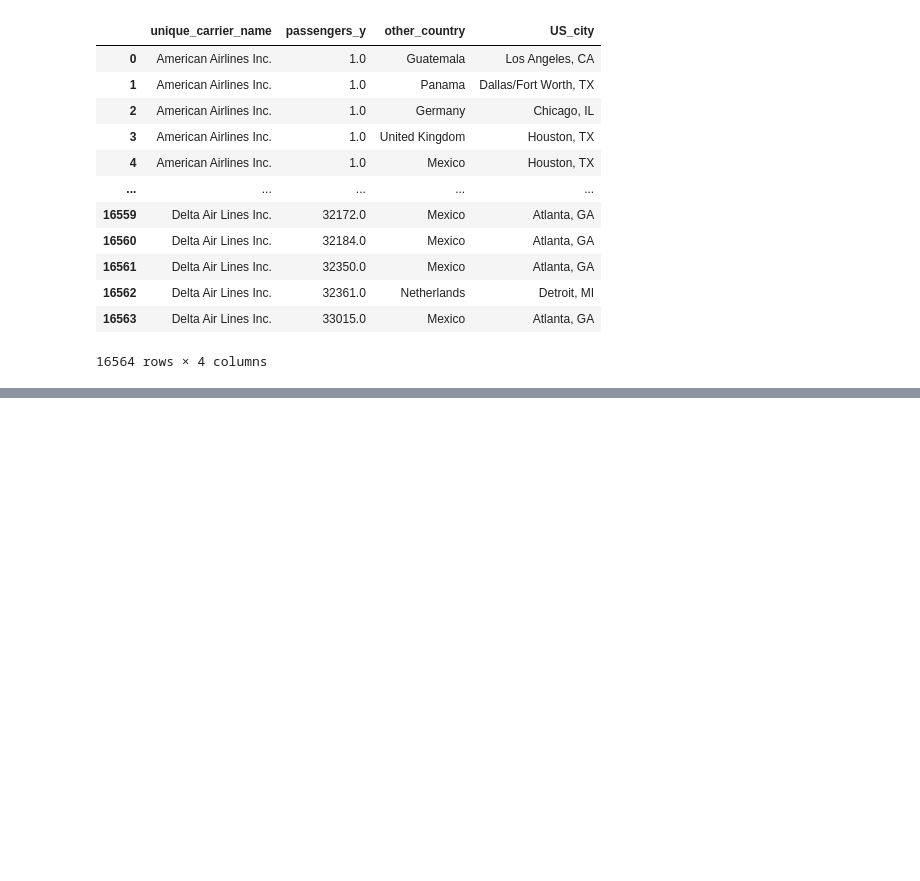
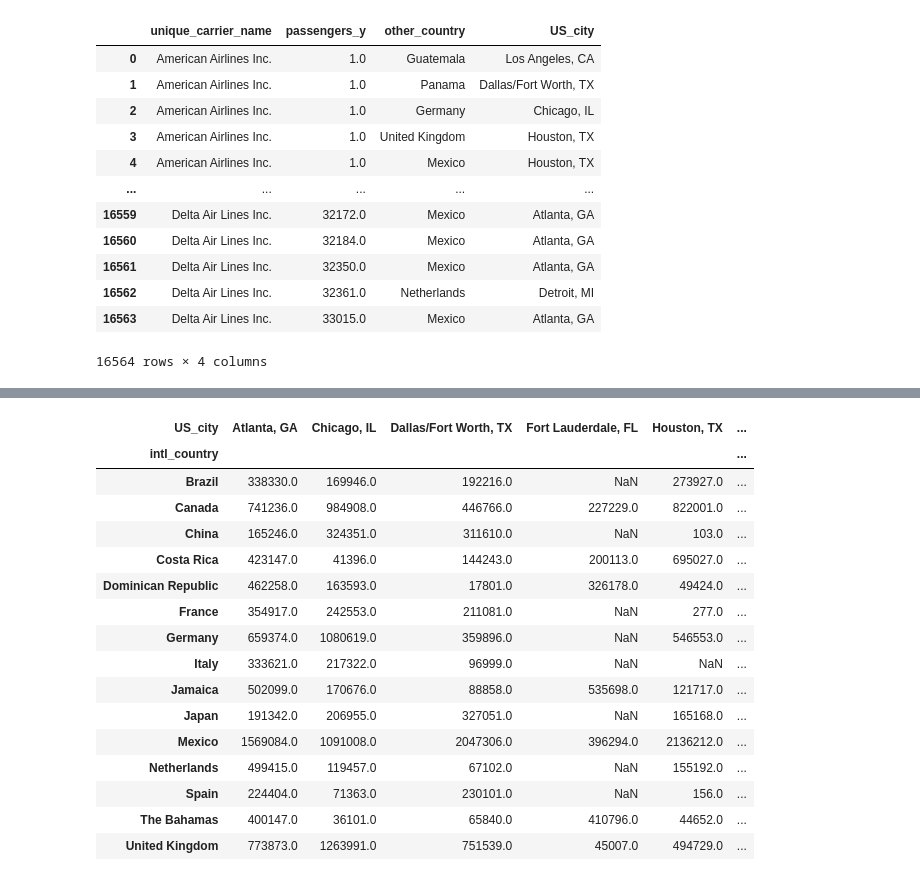
Before and after one commit to 99tyler99/Python, a Jupyter notebook: Python Charmers Fundamentals 06 Pandas Test.ipynb, the cells around one changed output, grey strips where cells are left out. Saved outputs shown, nothing was run; the diff lists cells and outputs as text; code cells hidden in the pictures; blank space fills up the shorter version.

```diff
--- a/Python Charmers Fundamentals 06 Pandas Test.ipynb
+++ b/Python Charmers Fundamentals 06 Pandas Test.ipynb
@@ -733,0 +902,7 @@ question13_joinedgrouped
+# %%
+# 15: For the top 15 international countries, find the percentage of class F passengers traveling to/from the top 10 US cities for international travel
+# (e.g. if only cities A, B, and C flew into Aruba, the sum of the Aruba row/column would be 1). Plot the result as a heatmap.
+question15_pivoted = pd.pivot_table(question14_joined,values='passengers_y',index=['US_city','intl_country'],aggfunc='sum',dropna=True)
+question15_pivoted
+question15_nozero = question15_pivoted.loc[(question15_pivoted!=0).any(axis=1)]
+question15_nozero
@@ -733,0 +924,8 @@ question13_joinedgrouped
+# %%
+# 15: For the top 15 international countries, find the percentage of class F passengers traveling to/from the top 10 US cities for international travel
+# (e.g. if only cities A, B, and C flew into Aruba, the sum of the Aruba row/column would be 1). Plot the result as a heatmap.
+question15_citylist = pd.pivot_table(question14_joined,values='passengers_y',index='US_city',aggfunc='sum',dropna=True)
+question15_citylist = question15_citylist.sort_values('passengers_y',ascending=False).head(10)
+question15_citylist = question15_citylist.reset_index()
+US_citylist = question15_citylist['US_city'].to_list()
+US_citylist
@@ -733,0 +990,24 @@ question13_joinedgrouped
+# %%
+# 15: For the top 15 international countries, find the percentage of class F passengers traveling to/from the top 10 US cities for international travel
+# (e.g. if only cities A, B, and C flew into Aruba, the sum of the Aruba row/column would be 1). Plot the result as a heatmap.
+question15_reset = question15_reset.reset_index()
+question15_crosstab = pd.crosstab(question15_reset['intl_country'],question15_reset['US_city'],question15_reset['passengers_y'],aggfunc='sum')
+question15_crosstab
+# %% [output]
+| US_city | Atlanta, GA | Chicago, IL | Dallas/Fort Worth, TX | Fort Lauderdale, FL | Houston, TX | ... |
+| intl_country |  |  |  |  |  | ... |
+| Brazil | 338330.0 | 169946.0 | 192216.0 | NaN | 273927.0 | ... |
+| Canada | 741236.0 | 984908.0 | 446766.0 | 227229.0 | 822001.0 | ... |
+| China | 165246.0 | 324351.0 | 311610.0 | NaN | 103.0 | ... |
+| Costa Rica | 423147.0 | 41396.0 | 144243.0 | 200113.0 | 695027.0 | ... |
+| Dominican Republic | 462258.0 | 163593.0 | 17801.0 | 326178.0 | 49424.0 | ... |
+| France | 354917.0 | 242553.0 | 211081.0 | NaN | 277.0 | ... |
+| Germany | 659374.0 | 1080619.0 | 359896.0 | NaN | 546553.0 | ... |
+| Italy | 333621.0 | 217322.0 | 96999.0 | NaN | NaN | ... |
+| Jamaica | 502099.0 | 170676.0 | 88858.0 | 535698.0 | 121717.0 | ... |
+| Japan | 191342.0 | 206955.0 | 327051.0 | NaN | 165168.0 | ... |
+| Mexico | 1569084.0 | 1091008.0 | 2047306.0 | 396294.0 | 2136212.0 | ... |
+| Netherlands | 499415.0 | 119457.0 | 67102.0 | NaN | 155192.0 | ... |
+| Spain | 224404.0 | 71363.0 | 230101.0 | NaN | 156.0 | ... |
+| The Bahamas | 400147.0 | 36101.0 | 65840.0 | 410796.0 | 44652.0 | ... |
+| United Kingdom | 773873.0 | 1263991.0 | 751539.0 | 45007.0 | 494729.0 | ... |
```
Also changed, not shown: parts of 15 cells of this notebook.
